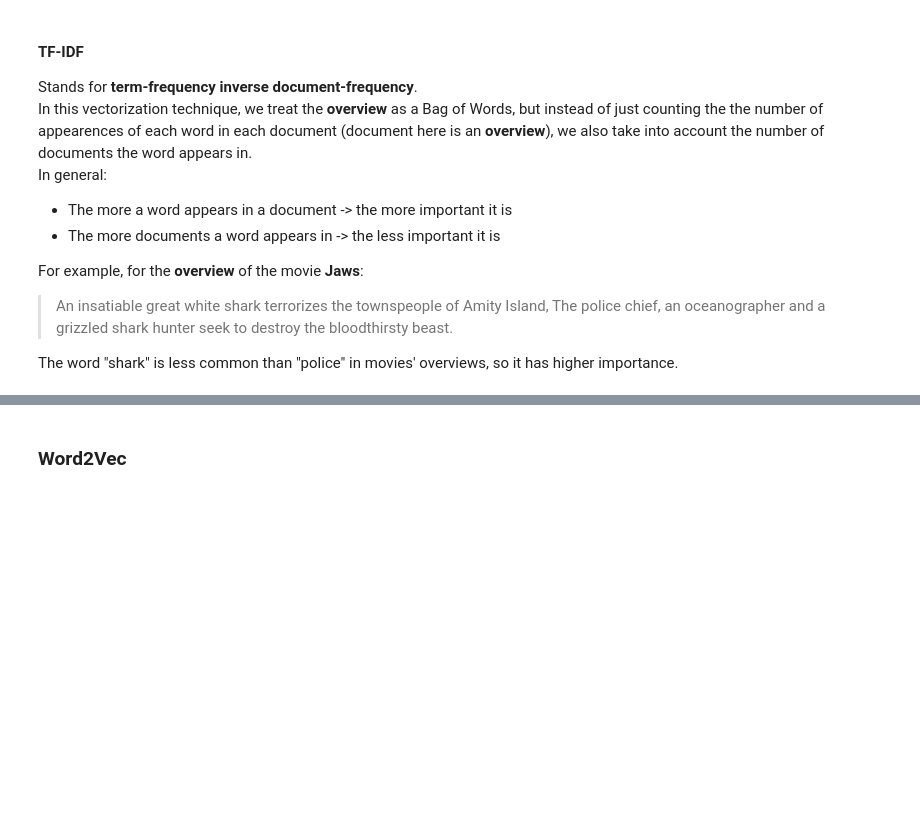
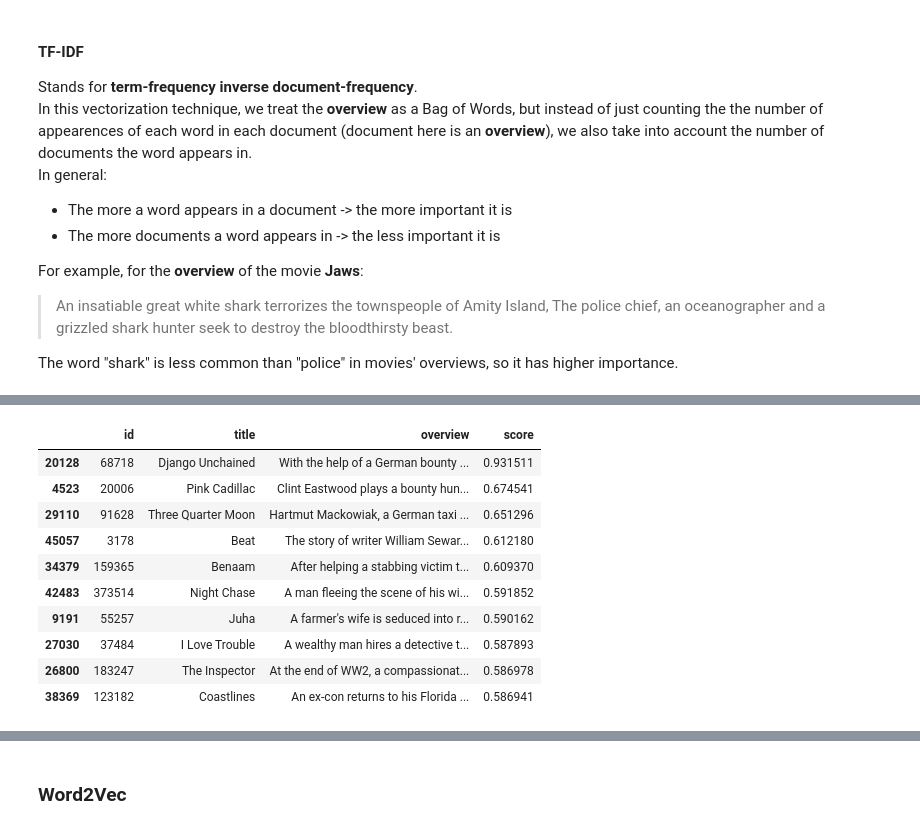
Before and after one commit to adi-benz/movies-rating-analysis, a Jupyter notebook: analysis.ipynb, the cells around one changed output, grey strips where cells are left out. Drawn from its saved outputs; the diff is of its cells as text; code cells hidden in the pictures; blank space fills up the shorter version.

```diff
--- a/analysis.ipynb
+++ b/analysis.ipynb
@@ -817,11 +815,0 @@ train_corpus = list(read_corpus())
-# %%
-import os
-
-if not os.path.exists(".cache/overviews.model"):
-    model = gensim.models.doc2vec.Doc2Vec(vector_size=100, min_count=4, epochs=30)
-    model.build_vocab(train_corpus)
-    model.train(train_corpus, total_examples=model.corpus_count, epochs=model.epochs)
-    os.makedirs(".cache", exist_ok=True)
-    model.save(".cache/overviews.model")
-else:
-    model = gensim.models.doc2vec.Doc2Vec.load(".cache/overviews.model")
@@ -845,22 +815,0 @@ def find_most_similar(movie_title: str):
-# %%
-def compare(movie1, movie2):
-    overview = movies[movies['title'] == movie1].iloc[0]['overview']
-    overview2 = movies[movies['title'] == movie2].iloc[0]['overview']
-
-    overview_toks = gensim.utils.simple_preprocess(overview)
-    overview2_toks = gensim.utils.simple_preprocess(overview2)
-
-    overview_vec = model.infer_vector(overview_toks)
-    overview2_vec = model.infer_vector(overview2_toks)
-
-    # model.dv.cosine_similarities(overview_toks, overview2_toks)
-    similarity_score = model.dv.cosine_similarities(overview_vec, [overview2_vec]).item()
-
-    print(f'{movie1} <> {movie2} - {similarity_score:.4f}')
-
-compare('Toy Story', 'Toy Story 2')
-compare('Toy Story', 'Toy Story 2')
-compare('Toy Story', 'Finding Nemo')
-compare('Shutter Island', 'Finding Nemo')
-compare('Toy Story', 'Shutter Island')
-compare('Fight Club', 'Shutter Island')
@@ -931,0 +875,15 @@ np.matrix usage is deprecated in 1.0 and will raise a TypeError in 1.2. Please c
+# %%
+with pd.option_context('display.max_colwidth', -1):
+    display(d2v_recommender.recommend('Django Unchained', 10)[["id", "title", "overview", "score"]])
+# %% [output]
+|  | id | title | overview | score |
+| 20128 | 68718 | Django Unchained | With the help of a German bounty ... | 0.931511 |
+| 4523 | 20006 | Pink Cadillac | Clint Eastwood plays a bounty hun... | 0.674541 |
+| 29110 | 91628 | Three Quarter Moon | Hartmut Mackowiak, a German taxi ... | 0.651296 |
+| 45057 | 3178 | Beat | The story of writer William Sewar... | 0.612180 |
+| 34379 | 159365 | Benaam | After helping a stabbing victim t... | 0.609370 |
+| 42483 | 373514 | Night Chase | A man fleeing the scene of his wi... | 0.591852 |
+| 9191 | 55257 | Juha | A farmer's wife is seduced into r... | 0.590162 |
+| 27030 | 37484 | I Love Trouble | A wealthy man hires a detective t... | 0.587893 |
+| 26800 | 183247 | The Inspector | At the end of WW2, a compassionat... | 0.586978 |
+| 38369 | 123182 | Coastlines | An ex-con returns to his Florida ... | 0.586941 |
```
Also changed, not shown: parts of 29 cells of this notebook.
